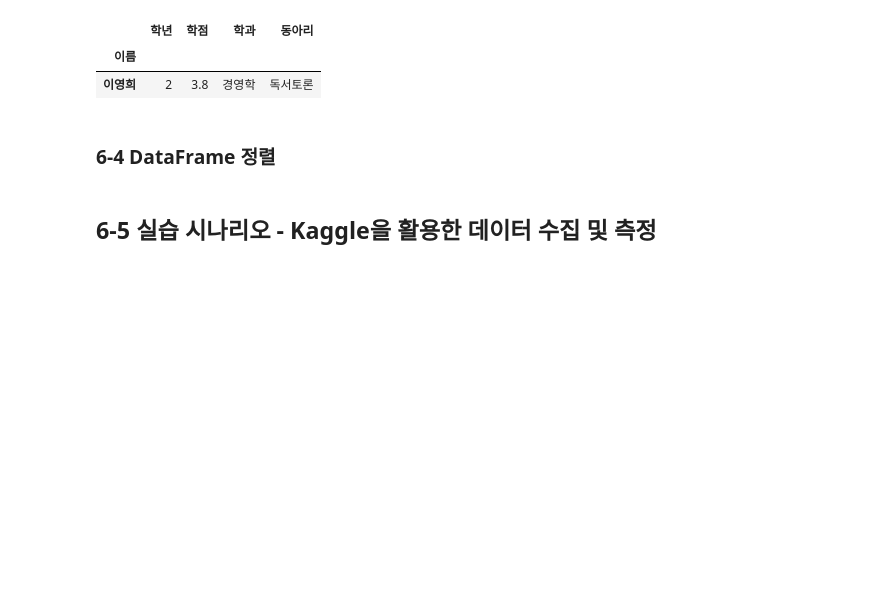
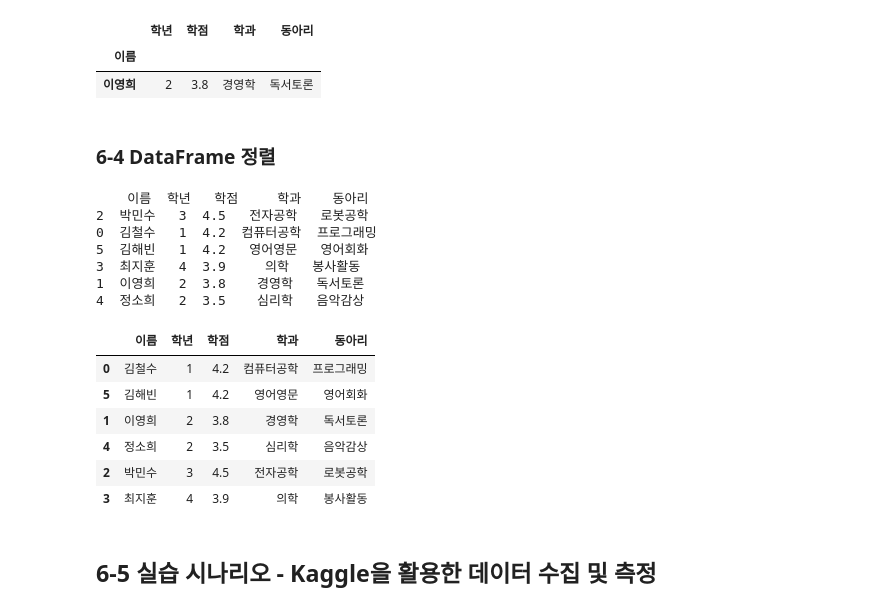
Before and after one commit to stormchoi236/Data-Analysis-with-Open-Source, a Jupyter notebook: 오픈소스_데이터_분석_6강.ipynb, the cells around one changed output. Saved outputs shown, nothing was run; the diff lists cells and outputs as text; code cells hidden in the pictures; blank space fills up the shorter version.

```diff
--- a/오픈소스_데이터_분석_6강.ipynb
+++ b/오픈소스_데이터_분석_6강.ipynb
@@ -123,21 +123,41 @@ Name: 학점, dtype: float64
 # %%
 import pandas as pd
 
 data = {
-    "이름": ["김철수", "이영희", "박민수", "최지훈", "정소희"],
-    "학년": [1, 2, 3, 4, 2],
-    "학점": [4.2, 3.8, 4.5, 3.9, 3.5],
-    "학과": ["컴퓨터공학", "경영학", "전자공학", "의학", "심리학"],
-    "동아리": ["프로그래밍", "독서토론", "로봇공학", "봉사활동", "음악감상"]
+    "이름": ["김철수", "이영희", "박민수", "최지훈", "정소희","김해빈"],
+    "학년": [1, 2, 3, 4, 2,1],
+    "학점": [4.2, 3.8, 4.5, 3.9, 3.5, 4.2],
+    "학과": ["컴퓨터공학", "경영학", "전자공학", "의학", "심리학", "영어영문"],
+    "동아리": ["프로그래밍", "독서토론", "로봇공학", "봉사활동", "음악감상", "영어회화"]
 }
 
 #DataFrame 인덱스 지정
+df = pd.DataFrame(data)
+df
 
 #DataFrame 단일 열 오름차순, 내림차순 정렬
+df_sort_desc = df.sort_values(by='학점', ascending=False) #ascending True면 오름차순 False면 내림차순
+print(df_sort_desc)
 
 #DataFrame 복수 열 오름차순, 내림차순 정렬
+df.sort_values(by=['학년','학점'], ascending= [True,False])
 
 #DataFrame 인덱스 기분 오른차순, 내림차순 정렬
+# %% [output]
+    이름  학년   학점     학과    동아리
+2  박민수   3  4.5   전자공학   로봇공학
+0  김철수   1  4.2  컴퓨터공학  프로그래밍
+5  김해빈   1  4.2   영어영문   영어회화
+3  최지훈   4  3.9     의학   봉사활동
+1  이영희   2  3.8    경영학   독서토론
+4  정소희   2  3.5    심리학   음악감상
+|  | 이름 | 학년 | 학점 | 학과 | 동아리 |
+| 0 | 김철수 | 1 | 4.2 | 컴퓨터공학 | 프로그래밍 |
+| 5 | 김해빈 | 1 | 4.2 | 영어영문 | 영어회화 |
+| 1 | 이영희 | 2 | 3.8 | 경영학 | 독서토론 |
+| 4 | 정소희 | 2 | 3.5 | 심리학 | 음악감상 |
+| 2 | 박민수 | 3 | 4.5 | 전자공학 | 로봇공학 |
+| 3 | 최지훈 | 4 | 3.9 | 의학 | 봉사활동 |
 # %% [markdown]
 ## 6-5 실습 시나리오 - Kaggle을 활용한 데이터 수집 및 측정
 # %% [markdown]
```
